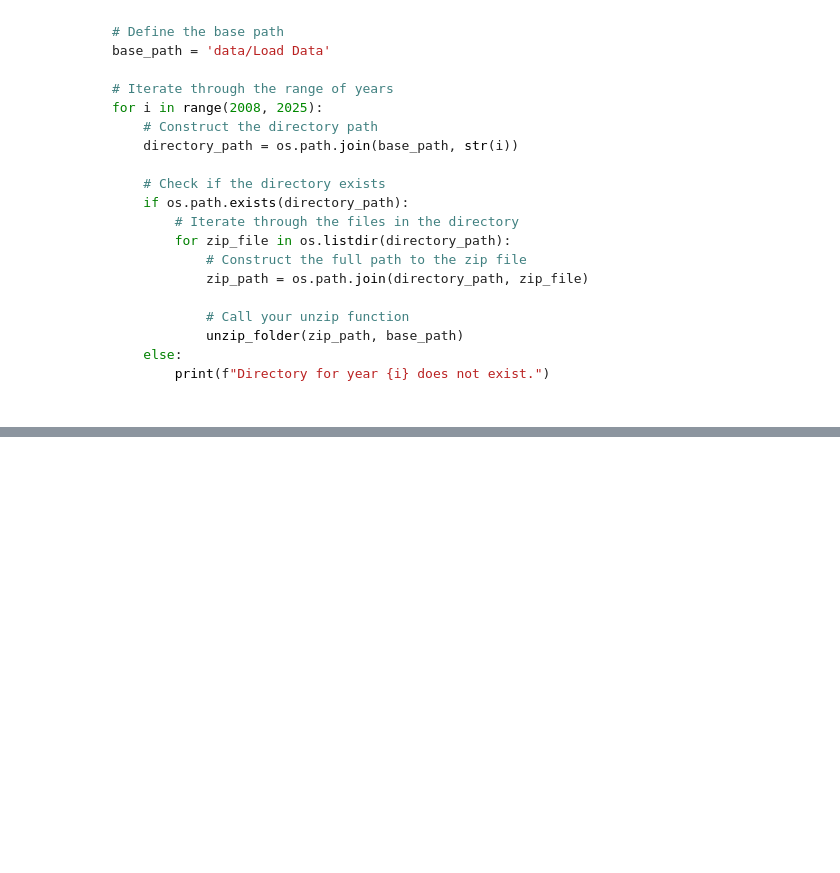
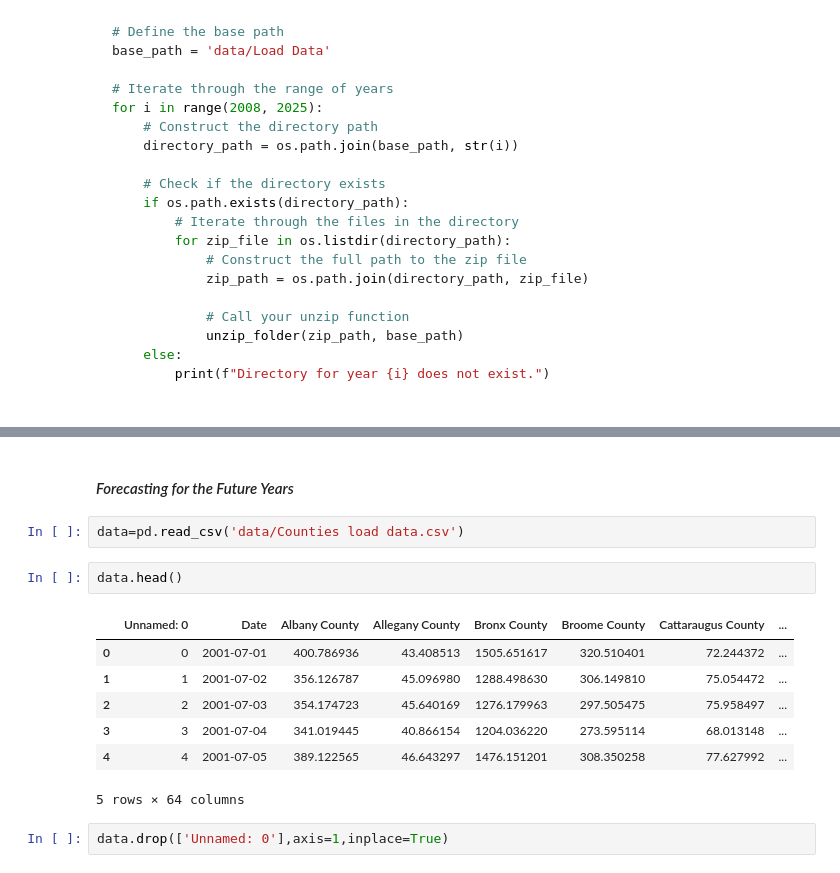
Before and after one commit to DamarTheMunginizer/New-York-State-Energy-Consumption, a Jupyter notebook: Load Data.ipynb, the cells around one changed output, grey strips where cells are left out. Saved outputs shown, nothing was run; the diff lists cells and outputs as text; blank space fills up the shorter version.

Commit message:
Forecasted Load data

```diff
--- a/Load Data.ipynb
+++ b/Load Data.ipynb
@@ -113,0 +290,16 @@ energy_zones_to_counties = {
+# %% [markdown]
+#### *Forecasting for the Future Years*
+# %%
+data=pd.read_csv('data/Counties load data.csv')
+# %%
+data.head()
+# %% [output]
+|  | Unnamed: 0 | Date | Albany County | Allegany County | Bronx County | Broome County | Cattaraugus County | ... |
+| 0 | 0 | 2001-07-01 | 400.786936 | 43.408513 | 1505.651617 | 320.510401 | 72.244372 | ... |
+| 1 | 1 | 2001-07-02 | 356.126787 | 45.096980 | 1288.498630 | 306.149810 | 75.054472 | ... |
+| 2 | 2 | 2001-07-03 | 354.174723 | 45.640169 | 1276.179963 | 297.505475 | 75.958497 | ... |
+| 3 | 3 | 2001-07-04 | 341.019445 | 40.866154 | 1204.036220 | 273.595114 | 68.013148 | ... |
+| 4 | 4 | 2001-07-05 | 389.122565 | 46.643297 | 1476.151201 | 308.350258 | 77.627992 | ... |
+5 rows × 64 columns
+# %%
+data.drop(['Unnamed: 0'],axis=1,inplace=True)
```
Also changed, not shown: parts of 52 cells of this notebook, 5 other files.
